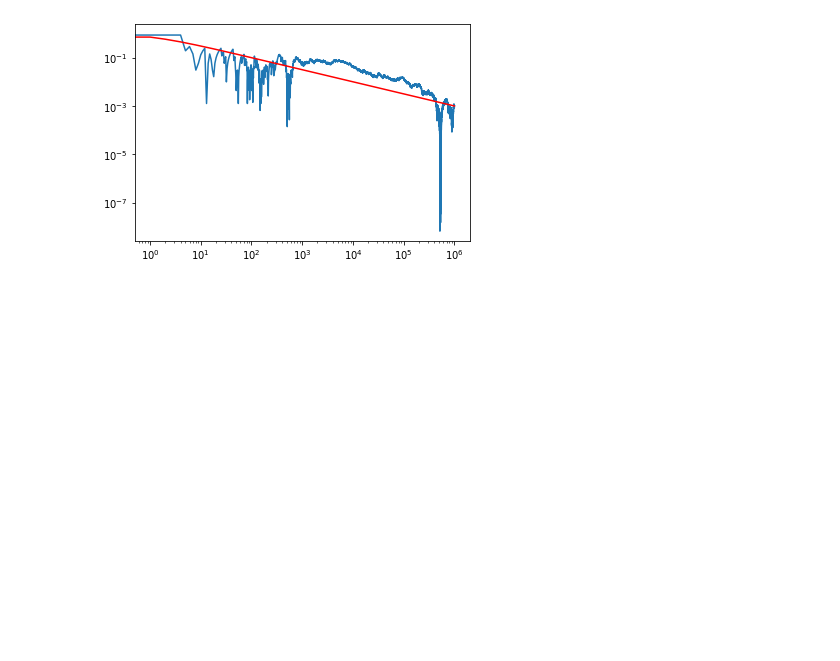
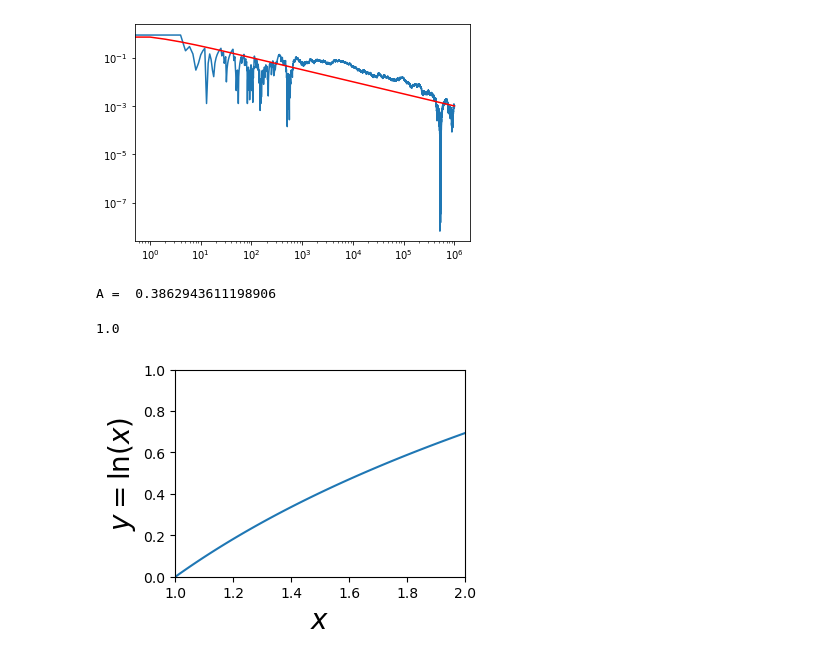
Before and after one commit to icmm-ntu/2022-Fall, a Jupyter notebook: Week3_20220922.ipynb, the cells around one changed output. Drawn from its saved outputs; the diff is of its cells as text; code cells hidden in the pictures; blank space fills up the shorter version.

```diff
--- a/Week3_20220922.ipynb
+++ b/Week3_20220922.ipynb
@@ -397,3 +397,18 @@ plt.savefig("Unit3.3._clt.png")
 # %% [output]
 [<matplotlib.lines.Line2D at 0x...>]
 [figure]
+# %%
+
+
+import numpy as np
+import matplotlib.pyplot as plt
+
+A_true = (2. * np.log(2.) - 2.) - (1. * np.log(1.) - 1.)
+print ("A = ", A_true)
+# %% [output]
+A =  0.3862943611198906
+# %%
+np.log(10.)  # ln(10)
+np.log10(10) # log(10)
+# %% [output]
+1.0
@@ -399,0 +417,20 @@ plt.savefig("Unit3.3._clt.png")
+# %%
+
+fig = plt.figure( dpi = 100 ) # set figure resolution, dots per inch
+fig.set_size_inches(4,3)
+#plt.clf()
+
+#x_arr_temp = np.linspace(1.,3.,301)
+x_arr = np.linspace(1.,2.,101)
+y_arr = np.log(x_arr)
+#plt.plot(x_arr_temp,np.log(x_arr_temp),'--r')
+plt.plot(x_arr,y_arr)
+plt.xlabel(r"$x$",fontsize = 20)
+plt.ylabel(r"$y = \ln(x)$",fontsize = 20)
+plt.xlim(1,2)
+plt.ylim(0,1)
+#plt.show()
+plt.tight_layout()
+plt.savefig("Unit3.4_MC_lnx.png")
+# %% [output]
+[figure, added]
```
Also changed, not shown: parts of 2 cells of this notebook, 1 other file.
